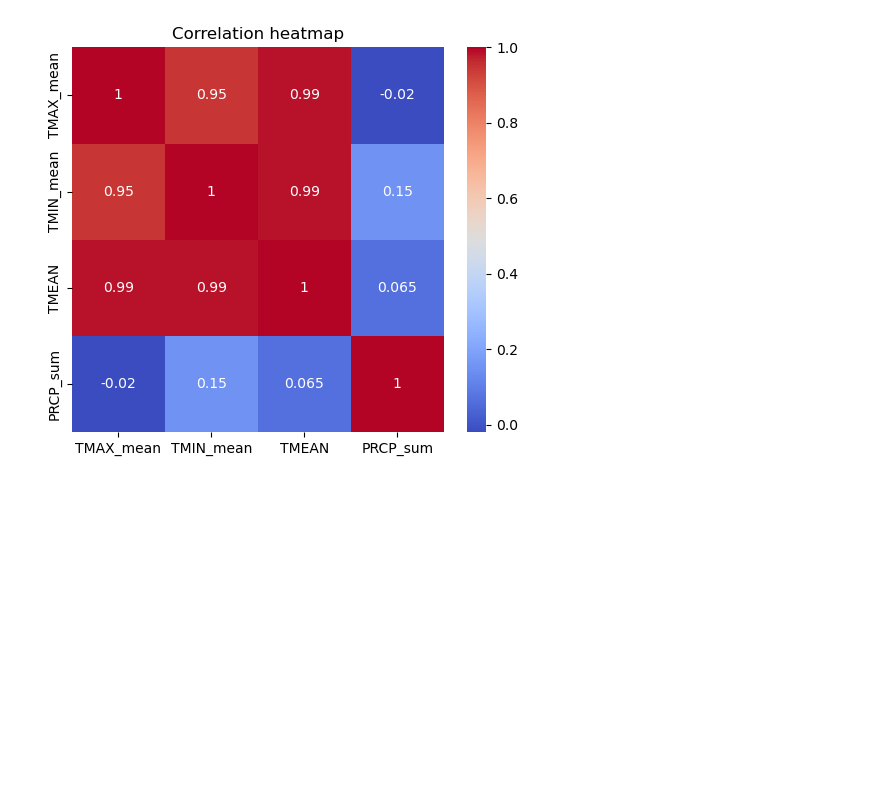
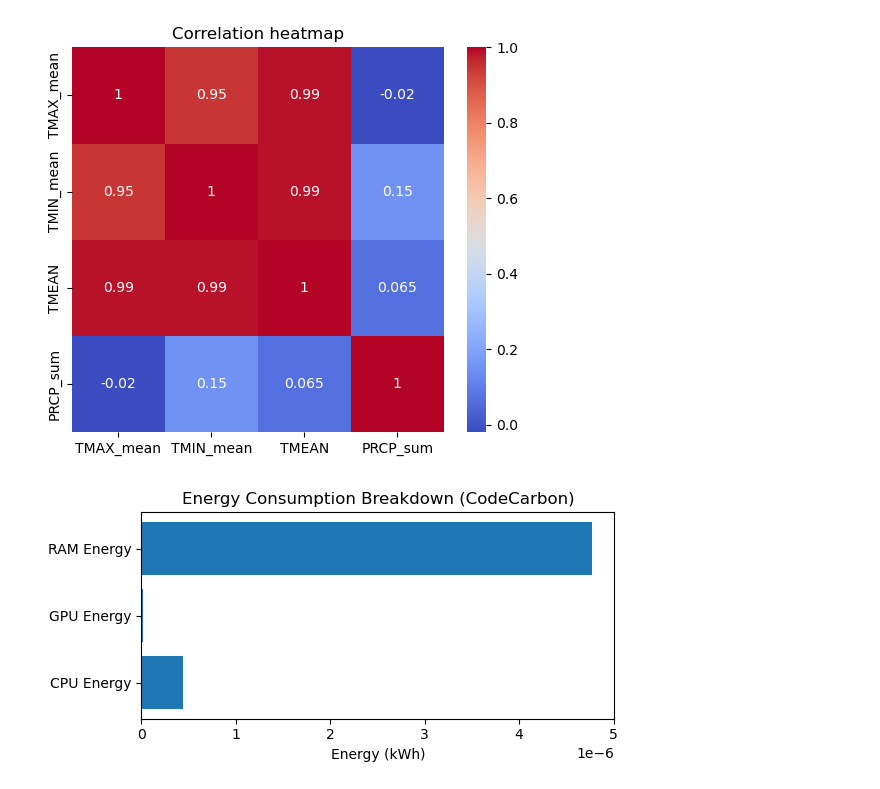
Before and after one commit to hailing24/5500-final-project, a Jupyter notebook: notebooks/eda.ipynb, the cells around one changed output. Cells and saved outputs as stored; diff of their text form; code cells hidden in the pictures; blank space fills up the shorter version.

Commit message:
fixed carbon cost

```diff
--- a/notebooks/eda.ipynb
+++ b/notebooks/eda.ipynb
@@ -426,3 +426,17 @@ plt.title("Correlation heatmap")
 plt.show()
 # %% [output]
 [figure]
+# %%
+import matplotlib.pyplot as plt
+
+components = ["CPU Energy", "GPU Energy", "RAM Energy"]
+values = [4.42e-07, 1.10e-08, 4.77e-06]
+
+plt.figure(figsize=(6,3))
+plt.barh(components, values)
+plt.xlabel("Energy (kWh)")
+plt.title("Energy Consumption Breakdown (CodeCarbon)")
+plt.tight_layout()
+plt.show()
+# %% [output]
+[figure, added]
```
Also changed, not shown: 17 other files.
